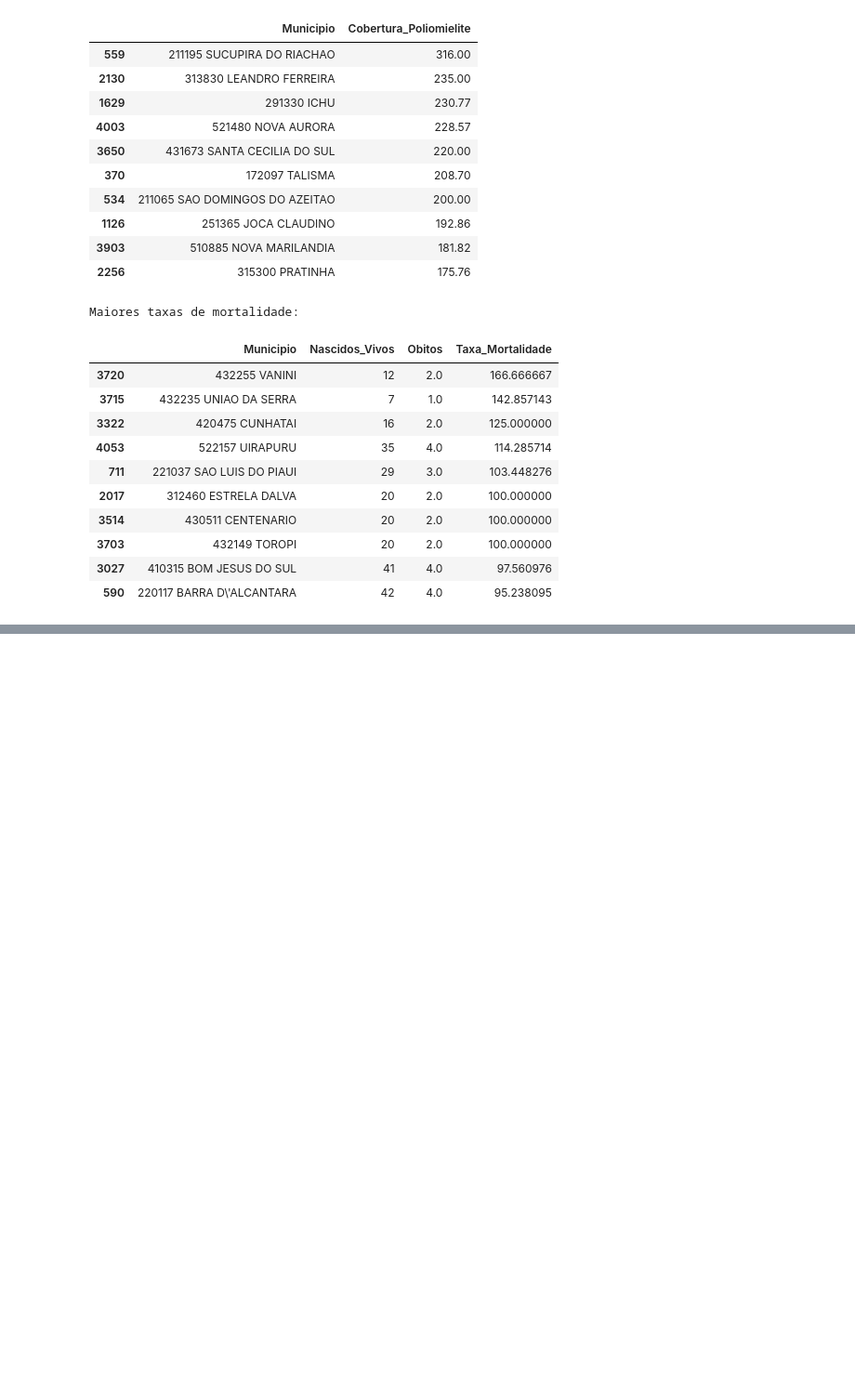
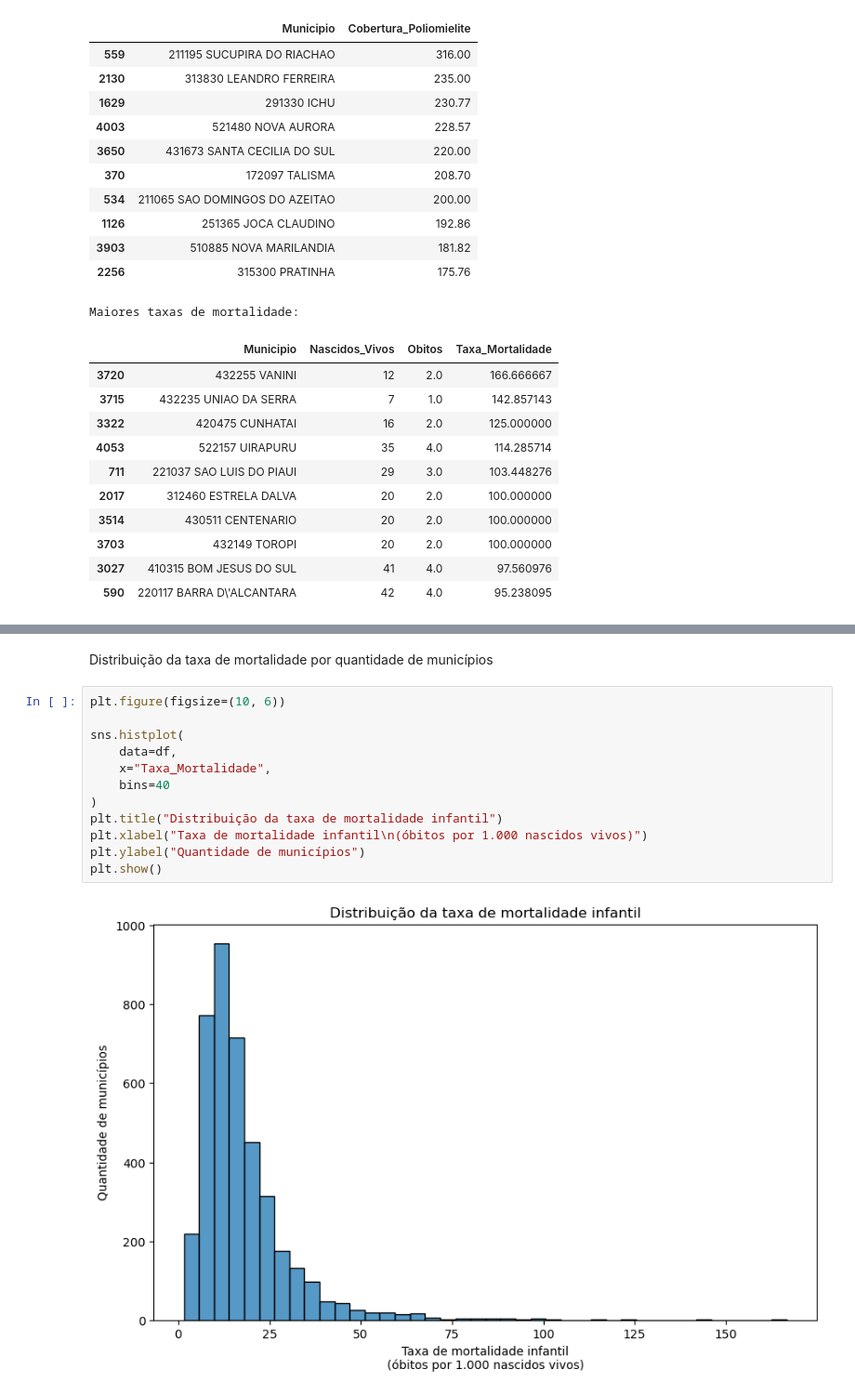
Before and after one commit to deltageneral186/Projeto-Final-de-Ciencia-de-Dados, a Jupyter notebook: datasets/Projeto Final de Ciência de Dados.ipynb, the cells around one changed output, grey strips where cells are left out. Shown at 93% size. Saved outputs shown, nothing was run; the diff lists cells and outputs as text; blank space fills up the shorter version.

```diff
--- a/datasets/Projeto Final de Ciência de Dados.ipynb
+++ b/datasets/Projeto Final de Ciência de Dados.ipynb
@@ -480,0 +629,16 @@ print([hex(ord(c)) for c in col])
+# %% [markdown]
+Distribuição da taxa de mortalidade por quantidade de municípios
+# %%
+plt.figure(figsize=(10, 6))
+
+sns.histplot(
+    data=df,
+    x="Taxa_Mortalidade",
+    bins=40
+)
+plt.title("Distribuição da taxa de mortalidade infantil")
+plt.xlabel("Taxa de mortalidade infantil\n(óbitos por 1.000 nascidos vivos)")
+plt.ylabel("Quantidade de municípios")
+plt.show()
+# %% [output]
+[figure, added]
```
Also changed, not shown: parts of 22 cells of this notebook.
